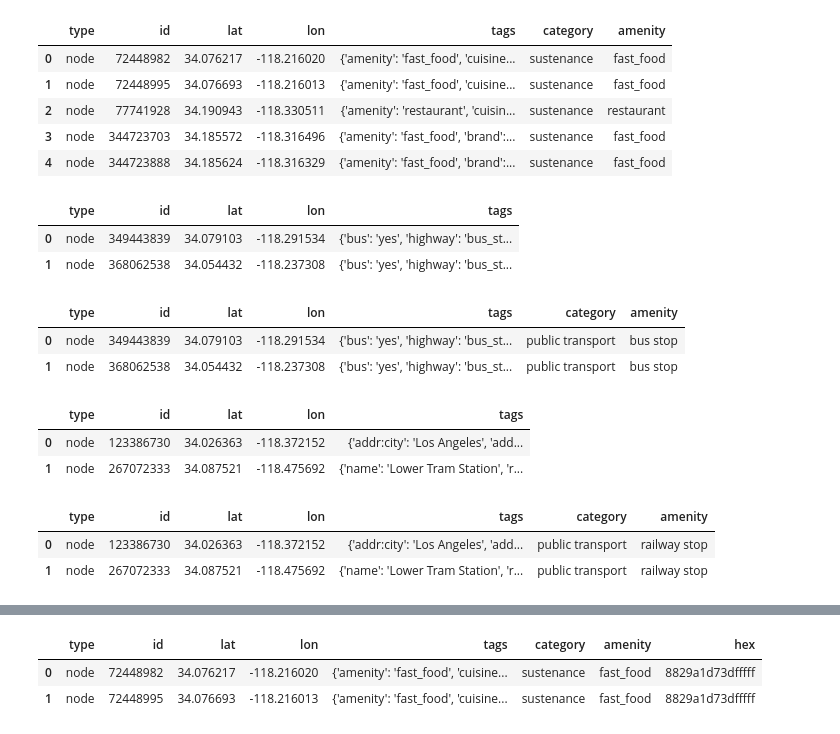
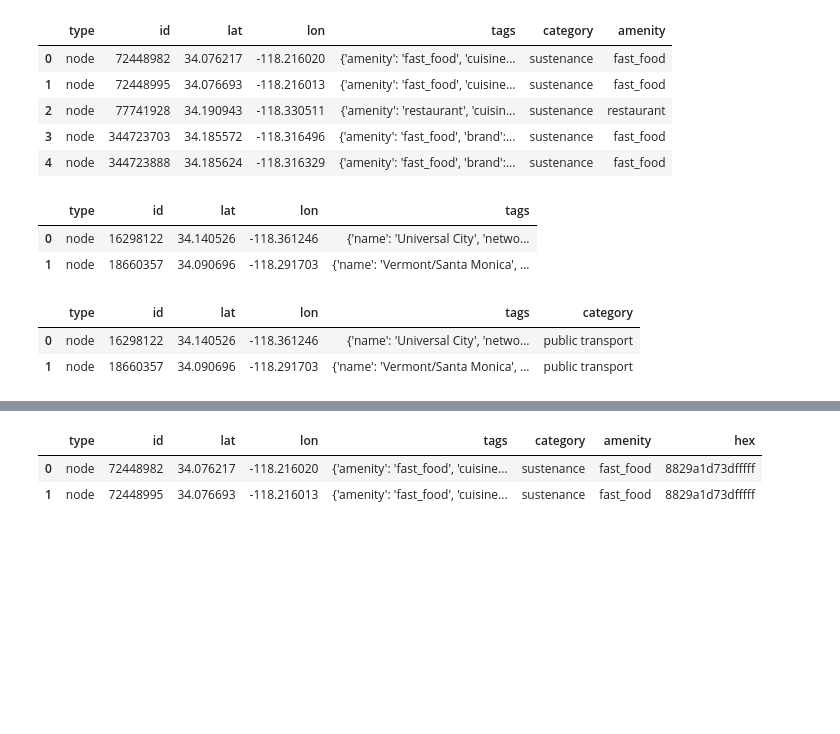
Before and after one commit to katekuian/aa_2021_magma, a Jupyter notebook: 01_data_collection_and_preparation/04_pois.ipynb, the cells around one changed output, grey strips where cells are left out. Drawn from its saved outputs; the diff is of its cells as text; code cells hidden in the pictures; blank space fills up the shorter version.

```diff
--- a/01_data_collection_and_preparation/04_pois.ipynb
+++ b/01_data_collection_and_preparation/04_pois.ipynb
@@ -130,29 +135,36 @@ sustenance_df.head()
 | 4 | node | 344723888 | 34.185624 | -118.316329 | {'amenity': 'fast_food', 'brand':... | sustenance | fast_food |
 # %%
 overpass_query = """
-    [out:json];
-    area[name = "Los Angeles"]->.a;
+  [out:json];
+  area[name = "Los Angeles"]->.a;
     (
-      node(area.a)[highway=bus_stop];
-      node(area.b)[highway=bus_stop];
-      node(area.c)[highway=bus_stop];
-    );
-    out;
+      node(area.a)[public_transport=station];
+      node(area.b)[public_transport=station];
+      node(area.c)[public_transport=station];
+
+      node(area.a)[public_transport=platform];
+      node(area.b)[public_transport=platform];
+      node(area.c)[public_transport=platform];
+
+      node(area.a)[public_transport=stop_position];
+      node(area.b)[public_transport=stop_position];
+      node(area.c)[public_transport=stop_position];
+  );
+  out;
 """
 response = requests.get(overpass_url, params={"data": overpass_query})
-bus_data = response.json()
+public_transport_data = response.json()
 # %%
-bus_df = pd.DataFrame(bus_data["elements"])
-bus_df.head(2)
+public_transport_df = pd.DataFrame(public_transport_data["elements"])
+public_transport_df.head(2)
 # %% [output]
 |  | type | id | lat | lon | tags |
-| 0 | node | 349443839 | 34.079103 | -118.291534 | {'bus': 'yes', 'highway': 'bus_st... |
-| 1 | node | 368062538 | 34.054432 | -118.237308 | {'bus': 'yes', 'highway': 'bus_st... |
+| 0 | node | 16298122 | 34.140526 | -118.361246 | {'name': 'Universal City', 'netwo... |
+| 1 | node | 18660357 | 34.090696 | -118.291703 | {'name': 'Vermont/Santa Monica', ... |
 # %%
-bus_df['category'] = 'public transport'
-bus_df['amenity'] = 'bus stop'
-bus_df.head(2)
+public_transport_df['category'] = 'public transport'
+public_transport_df.head(2)
 # %% [output]
-|  | type | id | lat | lon | tags | category | amenity |
-| 0 | node | 349443839 | 34.079103 | -118.291534 | {'bus': 'yes', 'highway': 'bus_st... | public transport | bus stop |
-| 1 | node | 368062538 | 34.054432 | -118.237308 | {'bus': 'yes', 'highway': 'bus_st... | public transport | bus stop |
+|  | type | id | lat | lon | tags | category |
+| 0 | node | 16298122 | 34.140526 | -118.361246 | {'name': 'Universal City', 'netwo... | public transport |
+| 1 | node | 18660357 | 34.090696 | -118.291703 | {'name': 'Vermont/Santa Monica', ... | public transport |
@@ -172,15 +170,0 @@ railway_data = response.json()
-# %%
-railway_df = pd.DataFrame(railway_data["elements"])
-railway_df.head(2)
-# %% [output]
-|  | type | id | lat | lon | tags |
-| 0 | node | 123386730 | 34.026363 | -118.372152 | {'addr:city': 'Los Angeles', 'add... |
-| 1 | node | 267072333 | 34.087521 | -118.475692 | {'name': 'Lower Tram Station', 'r... |
-# %%
-railway_df['category'] = 'public transport'
-railway_df['amenity'] = 'railway stop'
-railway_df.head(2)
-# %% [output]
-|  | type | id | lat | lon | tags | category | amenity |
-| 0 | node | 123386730 | 34.026363 | -118.372152 | {'addr:city': 'Los Angeles', 'add... | public transport | railway stop |
-| 1 | node | 267072333 | 34.087521 | -118.475692 | {'name': 'Lower Tram Station', 'r... | public transport | railway stop |
```
Also changed, not shown: parts of 10 cells of this notebook.
